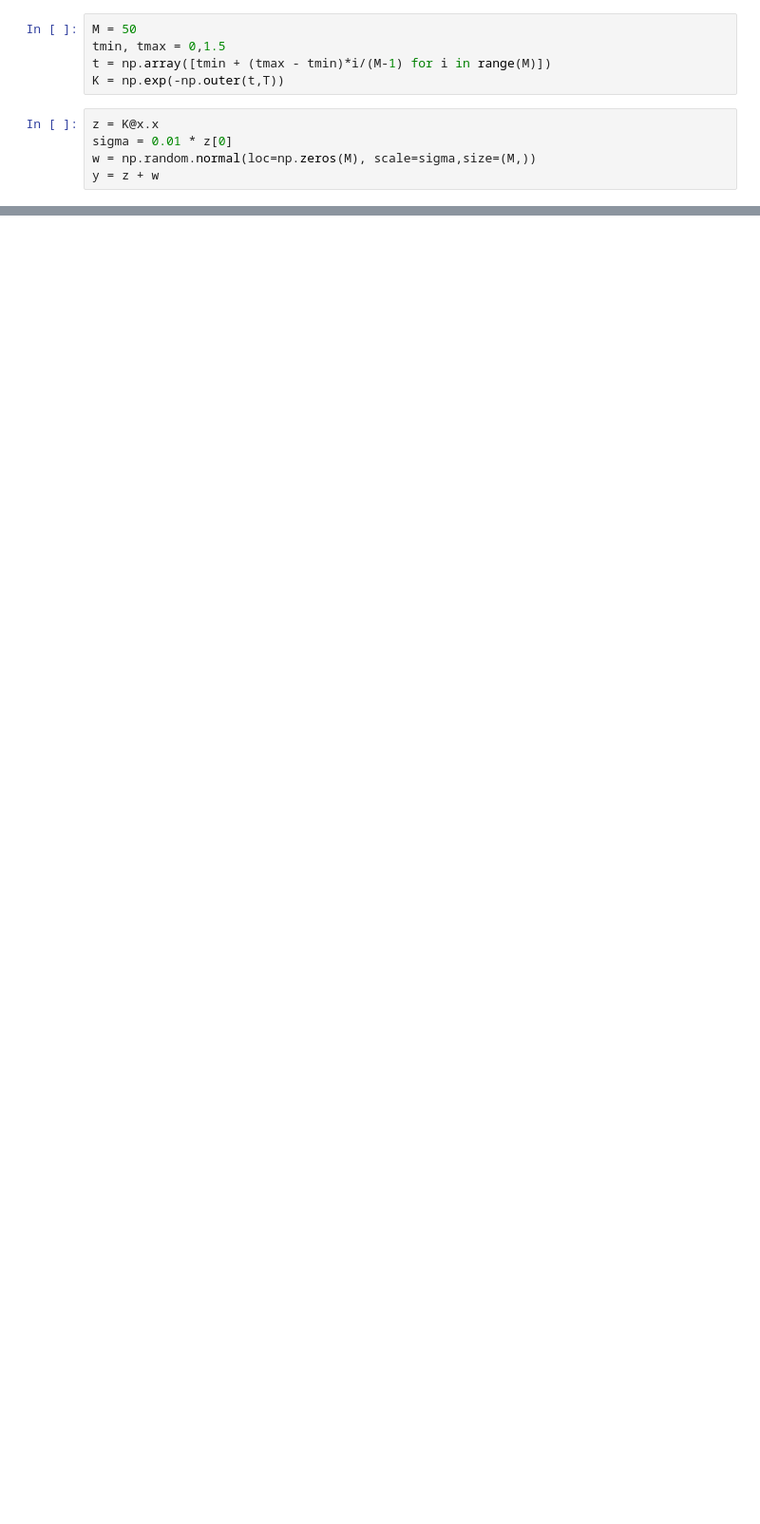
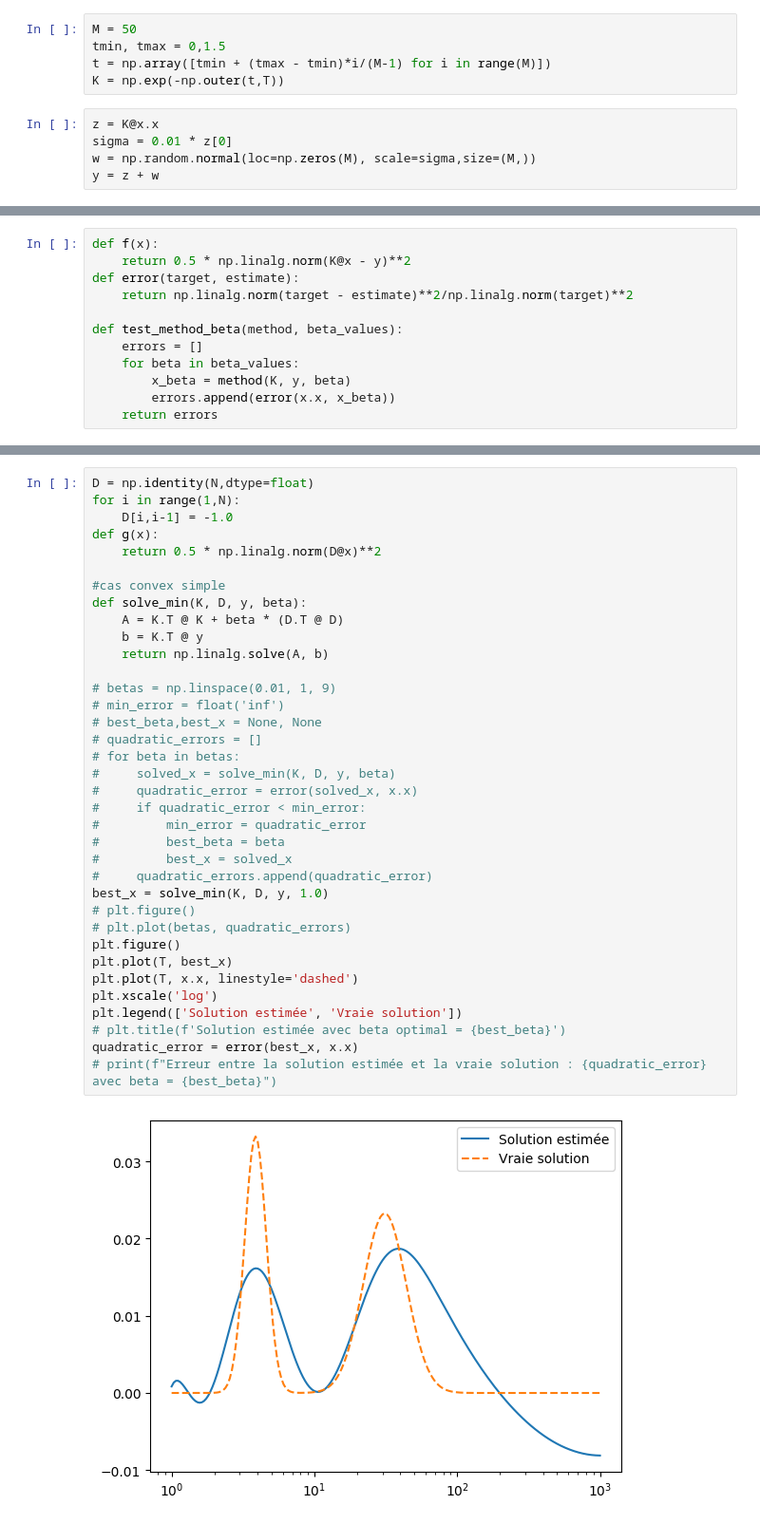
Before and after one commit to agathM/TPLSD, a Jupyter notebook: main.ipynb, the cells around one changed output, grey strips where cells are left out. Shown at 95% size. Drawn from its saved outputs; the diff is of its cells as text; blank space fills up the shorter version.

```diff
--- a/main.ipynb
+++ b/main.ipynb
@@ -49,0 +31,12 @@ plt.plot(t, y)
+# %%
+def f(x):
+    return 0.5 * np.linalg.norm(K@x - y)**2
+def error(target, estimate):
+    return np.linalg.norm(target - estimate)**2/np.linalg.norm(target)**2
+
+def test_method_beta(method, beta_values):
+    errors = []
+    for beta in beta_values:
+        x_beta = method(K, y, beta)
+        errors.append(error(x.x, x_beta))
+    return errors
@@ -49,0 +45,38 @@ plt.plot(t, y)
+# %%
+D = np.identity(N,dtype=float)
+for i in range(1,N):
+    D[i,i-1] = -1.0
+def g(x):
+    return 0.5 * np.linalg.norm(D@x)**2
+
+#cas convex simple
+def solve_min(K, D, y, beta):
+    A = K.T @ K + beta * (D.T @ D)
+    b = K.T @ y
+    return np.linalg.solve(A, b)
+
+# betas = np.linspace(0.01, 1, 9)
+# min_error = float('inf')
+# best_beta,best_x = None, None
+# quadratic_errors = []
+# for beta in betas:
+#     solved_x = solve_min(K, D, y, beta)
+#     quadratic_error = error(solved_x, x.x)
+#     if quadratic_error < min_error:
+#         min_error = quadratic_error
+#         best_beta = beta
+#         best_x = solved_x
+#     quadratic_errors.append(quadratic_error)
+best_x = solve_min(K, D, y, 1.0)
+# plt.figure()
+# plt.plot(betas, quadratic_errors)
+plt.figure()
+plt.plot(T, best_x)
+plt.plot(T, x.x, linestyle='dashed')
+plt.xscale('log')
+plt.legend(['Solution estimée', 'Vraie solution'])
+# plt.title(f'Solution estimée avec beta optimal = {best_beta}')
+quadratic_error = error(best_x, x.x)
+# print(f"Erreur entre la solution estimée et la vraie solution : {quadratic_error} avec beta = {best_beta}")
+# %% [output]
+[figure, added]
```
Also changed, not shown: parts of 12 cells of this notebook, 5 other files.
